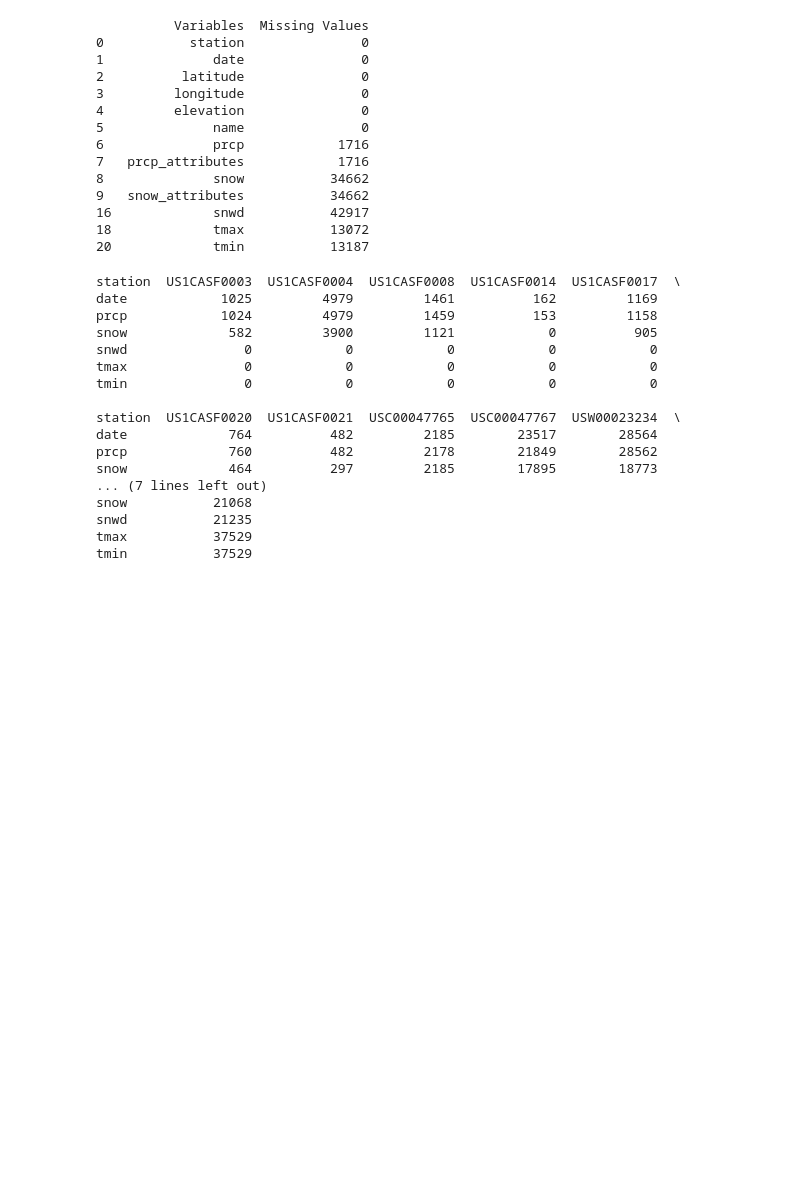
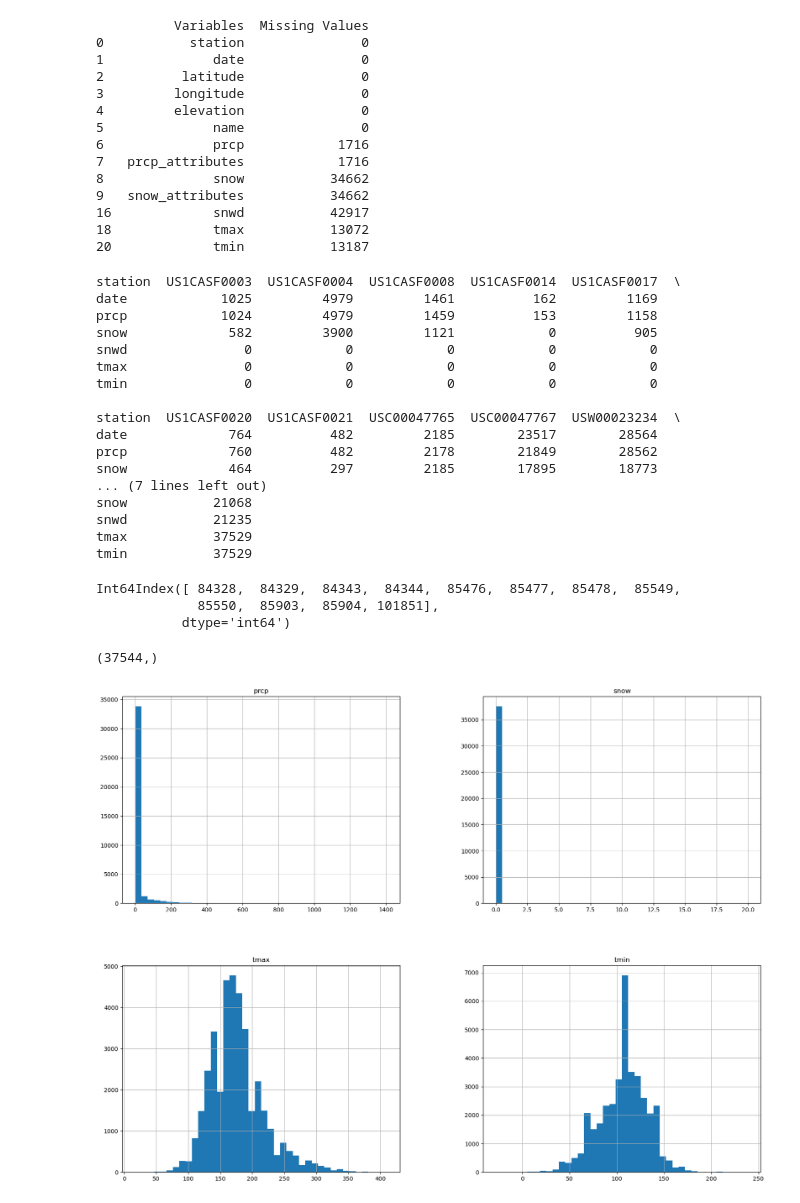
Before and after one commit to sumatepru/sf_climate_projection, a Jupyter notebook: code_for_daily_data.ipynb, the cells around one changed output. Cells and saved outputs as stored; diff of their text form; code cells hidden in the pictures; blank space fills up the shorter version.

```diff
--- a/code_for_daily_data.ipynb
+++ b/code_for_daily_data.ipynb
@@ -103,3 +111,29 @@ snow           21068
 snwd           21235
 tmax           37529
 tmin           37529
+# %%
+# I select station 'USW00023272' to build the model becuase it is the one that has the least missing value
+# Then indentify missing value
+station_code = 'USW00023272'
+missing_indices = sf_daily.loc[sf_daily['station'] == station_code].loc[sf_daily['prcp'].isnull()].index
+missing_indices
+# %% [output]
+Int64Index([ 84328,  84329,  84343,  84344,  85476,  85477,  85478,  85549,
+             85550,  85903,  85904, 101851],
+           dtype='int64')
+# %%
+# because the missing value is a few, I use linear interpolation to fill them
+station_code = 'USW00023272'
+sf_daily_filled = sf_daily.loc[sf_daily['station'] == station_code].interpolate()
+prcp = sf_daily_filled['prcp']
+prcp.shape
+# %% [output]
+(37544,)
+# %%
+# EDA 4 main variables in the dataset
+main4 = sf_daily_filled[['date', 'prcp', 'snow', 'tmax', 'tmin']]
+#EDA plot the distributions for the variable and checking for outliers
+main4.hist(bins=40, figsize=(20,15))
+plt.show()
+# %% [output]
+[figure, added]
```
Also changed, not shown: parts of 19 cells of this notebook.
